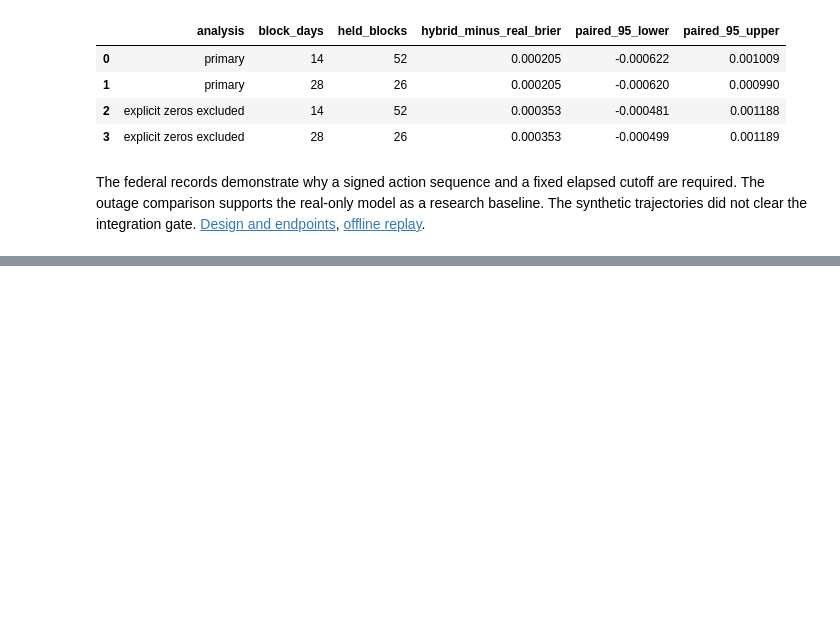
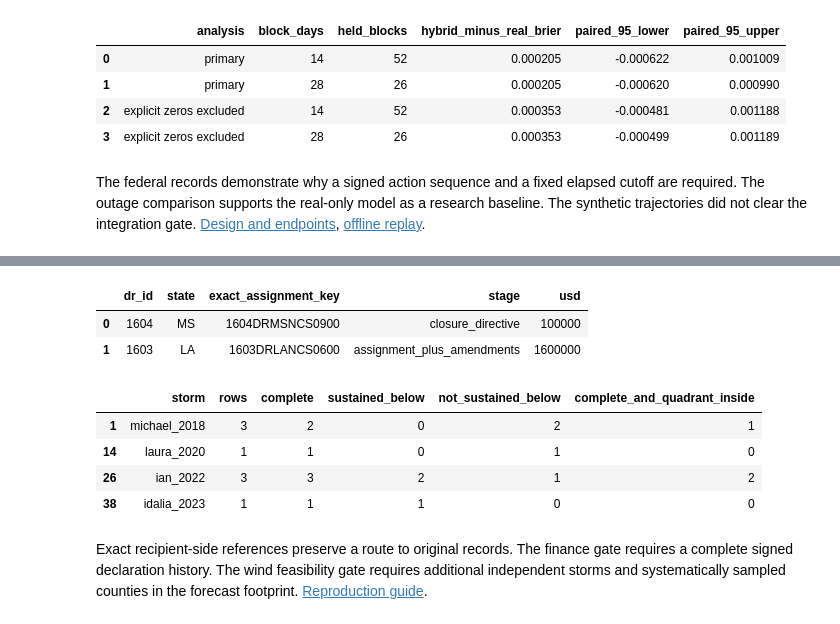
Before and after one commit to leonmarienga/ML-thesis, a Jupyter notebook: research/THESIS_REPRODUCTION.ipynb, the cells around one changed output, grey strips where cells are left out. Saved outputs shown, nothing was run; the diff lists cells and outputs as text; code cells hidden in the pictures; blank space fills up the shorter version.

Commit message:
Record Batch 9 accounting and wind feasibility in the integrated study

```diff
--- a/research/THESIS_REPRODUCTION.ipynb
+++ b/research/THESIS_REPRODUCTION.ipynb
@@ -797,0 +802,31 @@ The federal records demonstrate why a signed action sequence and a fixed elapsed
+# %%
+from pathlib import Path
+import pandas as pd
+
+continuous = Path("research/continuous")
+if not continuous.exists():
+    continuous = Path("continuous")
+
+component = continuous / "component_accounting/results"
+summary = pd.read_csv(component / "gate_summary.csv").iloc[0]
+assert summary.exact_assignment_keys == 2 and summary.eligible_elapsed_declaration_labels == 0
+keys = pd.read_csv(component / "exact_assignment_keys.csv")
+keys[["dr_id", "state", "exact_assignment_key", "stage", "usd"]]
+# %% [output]
+|  | dr_id | state | exact_assignment_key | stage | usd |
+| 0 | 1604 | MS | 1604DRMSNCS0900 | closure_directive | 100000 |
+| 1 | 1603 | LA | 1603DRLANCS0600 | assignment_plus_amendments | 1600000 |
+# %%
+outages = pd.read_csv(continuous / "county_wind_exposure/results/storm_support.csv")
+regional = outages.query('state == "all" and stratum == "within_400km"')
+assert regional.complete.sum() == 7
+assert ((regional.sustained_below > 0) & (regional.not_sustained_below > 0)).sum() == 1
+regional[["storm", "rows", "complete", "sustained_below", "not_sustained_below", "complete_and_quadrant_inside"]]
+# %% [output]
+|  | storm | rows | complete | sustained_below | not_sustained_below | complete_and_quadrant_inside |
+| 1 | michael_2018 | 3 | 2 | 0 | 2 | 1 |
+| 14 | laura_2020 | 1 | 1 | 0 | 1 | 0 |
+| 26 | ian_2022 | 3 | 3 | 2 | 1 | 2 |
+| 38 | idalia_2023 | 1 | 1 | 1 | 0 | 0 |
+# %% [markdown]
+Exact recipient-side references preserve a route to original records. The finance gate requires a complete signed declaration history. The wind feasibility gate requires additional independent storms and systematically sampled counties in the forecast footprint. [Reproduction guide](continuous/REPRODUCE.md).
```
Also changed, not shown: parts of 1 cell of this notebook, 10 other files.
